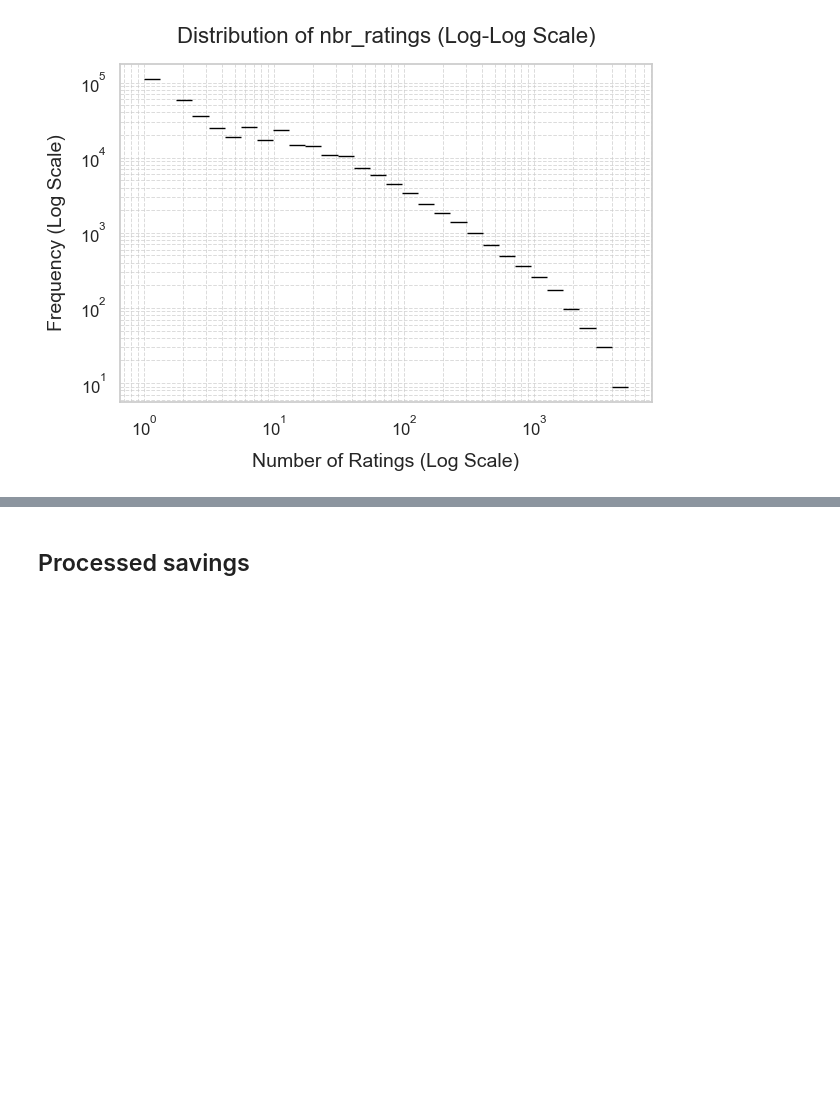
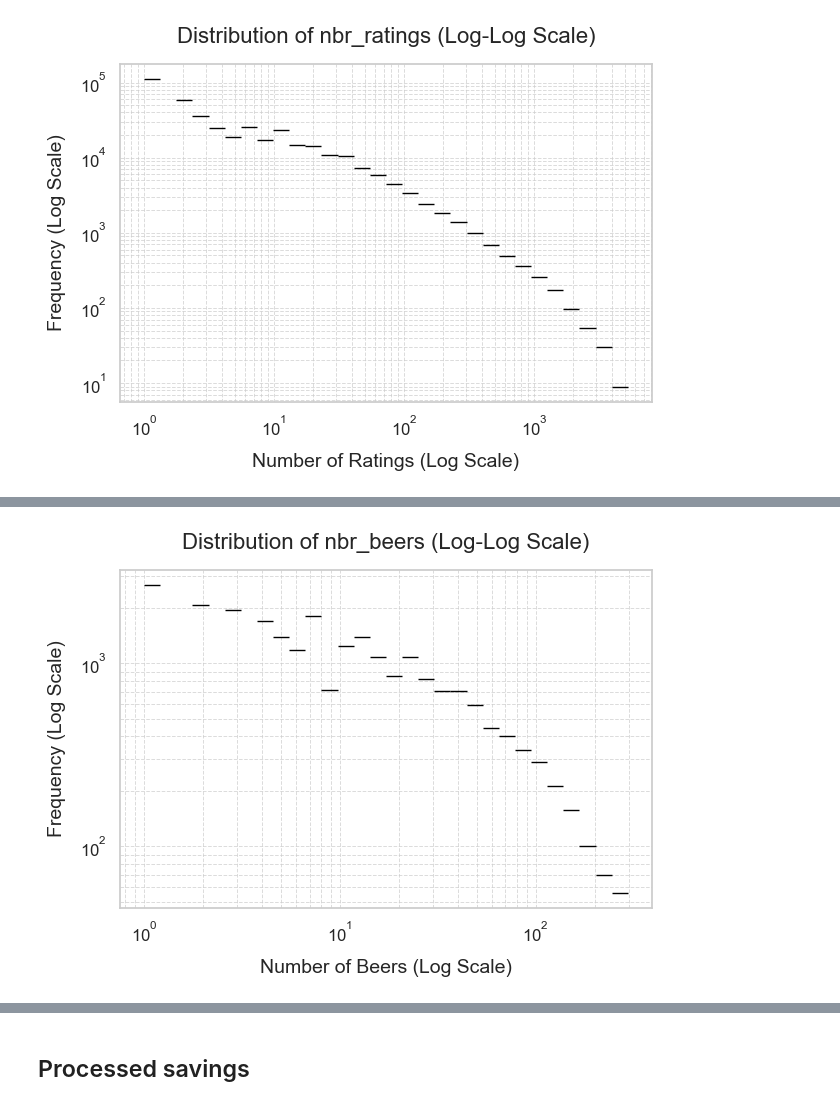
Before and after one commit to epfl-ada/ada-2024-project-mediterranean, a Jupyter notebook: src/data/data_processing_RateBeer.ipynb, the cells around one changed output, grey strips where cells are left out. Drawn from its saved outputs; the diff is of its cells as text; code cells hidden in the pictures; blank space fills up the shorter version.

Commit message:
data processing Rate Advocate and Rate Beer COMPLETE

```diff
--- a/src/data/data_processing_RateBeer.ipynb
+++ b/src/data/data_processing_RateBeer.ipynb
@@ -100,0 +132,3 @@ plt.show()
+# %%
+breweries_rate_filt = breweries_rate[(breweries_rate['nbr_beers'] != 0)].copy()
+breweries_rate_filt['nbr_beers'].describe()
@@ -100,0 +145,13 @@ plt.show()
+# %%
+sns.set_theme(style="whitegrid")
+sns.histplot(breweries_rate_filt['nbr_beers'], log_scale=(True, True), bins=30, color="steelblue", edgecolor="black")
+plt.xlabel('Number of Beers (Log Scale)', fontsize=14, labelpad=10)
+plt.ylabel('Frequency (Log Scale)', fontsize=14, labelpad=10)
+plt.title('Distribution of nbr_beers (Log-Log Scale)', fontsize=16, pad=15)
+plt.xticks(fontsize=12)
+plt.yticks(fontsize=12)
+plt.grid(visible=True, which='both', linestyle='--', linewidth=0.7, alpha=0.7)
+plt.tight_layout()
+plt.show()
+# %% [output]
+[figure, added]
```
Also changed, not shown: parts of 31 cells of this notebook, 1 other file.
